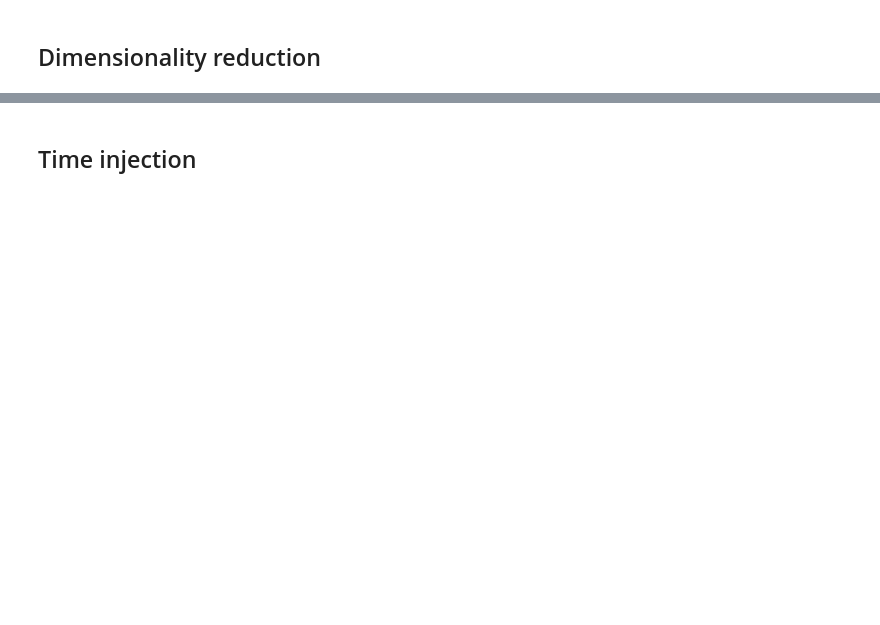
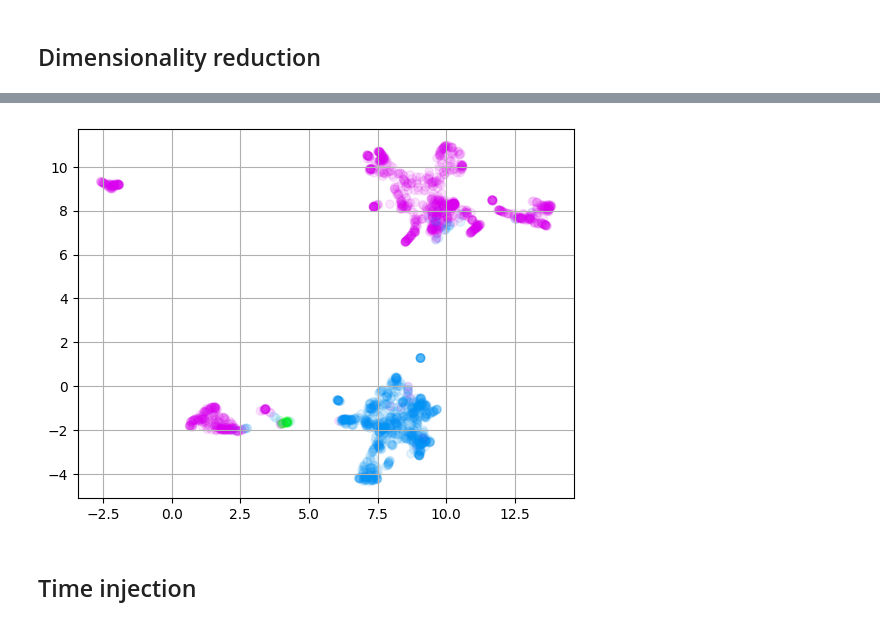
Before and after one commit to datasig-ac-uk/nlpsig, a Jupyter notebook: pathbert_main.ipynb, the cells around one changed output, grey strips where cells are left out. Saved outputs shown, nothing was run; the diff lists cells and outputs as text; code cells hidden in the pictures; blank space fills up the shorter version.

```diff
--- a/pathbert_main.ipynb
+++ b/pathbert_main.ipynb
@@ -124,17 +149,19 @@ print(embeddings_reduced.shape)
 # %%
 from src import plotEmbedding
 
 plt_embed = plotEmbedding(x_data=embeddings_reduced,
-                          y_data=df["label"].values)
+                          y_data=dataset_df["label"].values)
 
 plt_embed.plt_2d(
     embed_args={"method": "umap",
                 "dim": 3
                },
     line_args={"alpha": 0.1,
                "marker": "o"
               }
 )
+# %% [output]
+[figure, added]
 # %% [markdown]
 ## Time injection
 # %%
```
Also changed, not shown: parts of 11 cells of this notebook.
